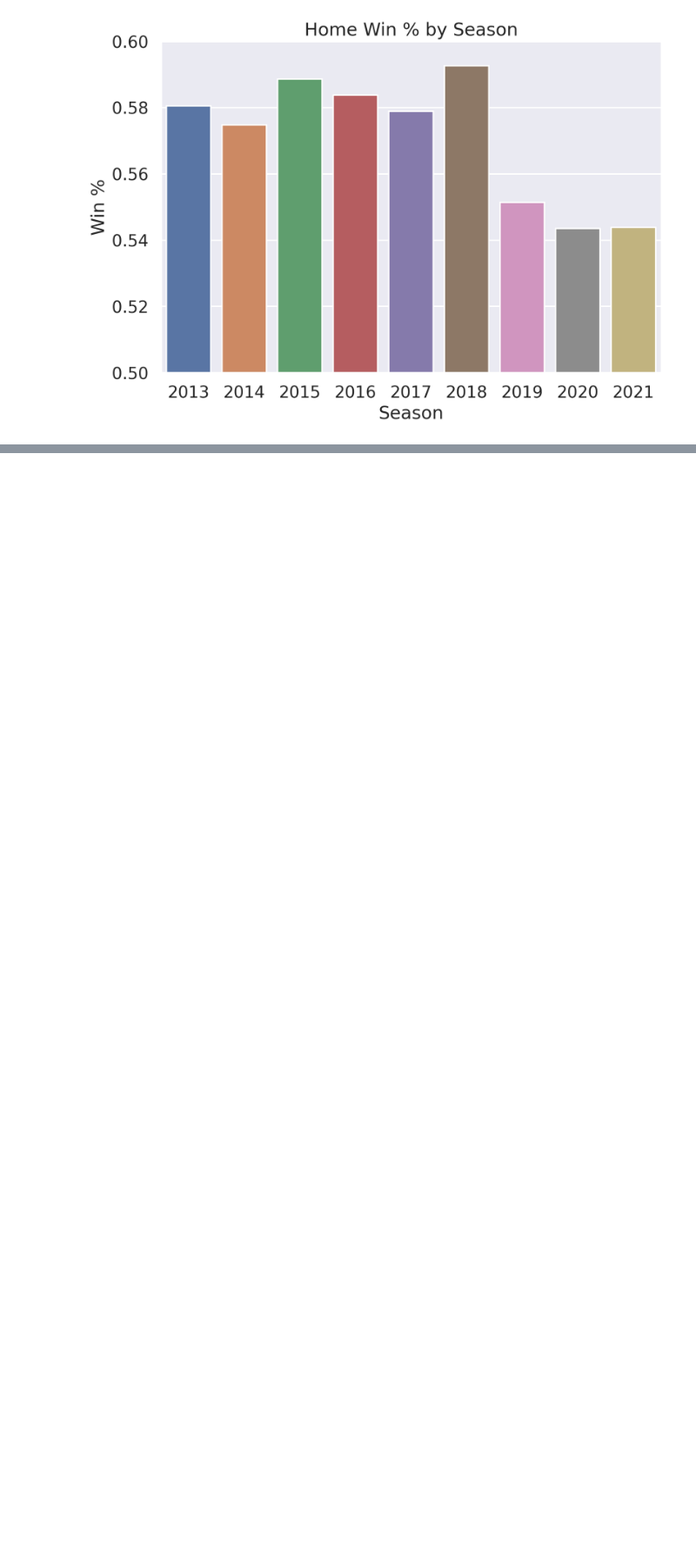
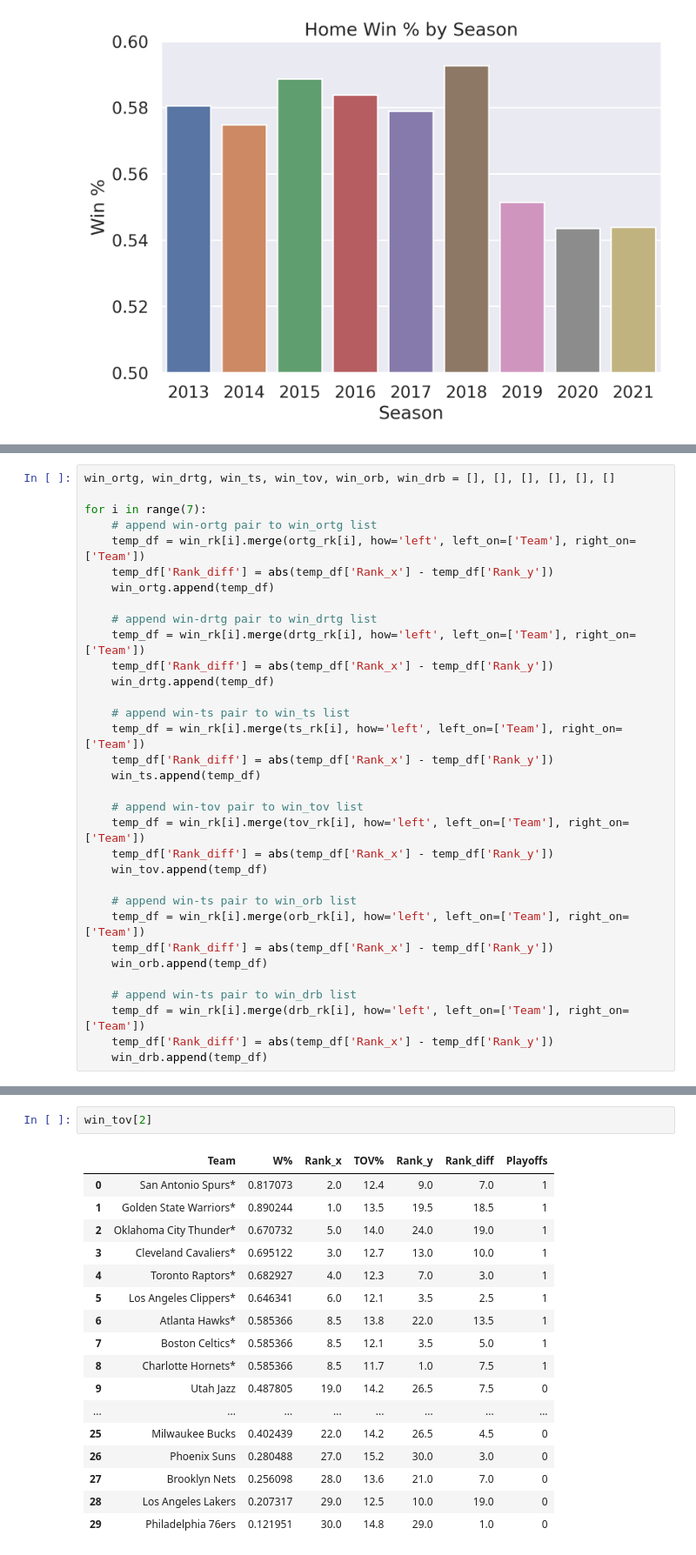
Before and after one commit to edubf22/nba-games, a Jupyter notebook: notebooks/eda.ipynb, the cells around one changed output, grey strips where cells are left out. Shown: that part at 87% size. Drawn from its saved outputs; the diff is of its cells as text; blank space fills up the shorter version.

```diff
--- a/notebooks/eda.ipynb
+++ b/notebooks/eda.ipynb
@@ -73,0 +189,33 @@ plt.show()
+# %%
+win_ortg, win_drtg, win_ts, win_tov, win_orb, win_drb = [], [], [], [], [], []
+
+for i in range(7):
+    # append win-ortg pair to win_ortg list
+    temp_df = win_rk[i].merge(ortg_rk[i], how='left', left_on=['Team'], right_on=['Team'])
+    temp_df['Rank_diff'] = abs(temp_df['Rank_x'] - temp_df['Rank_y'])
+    win_ortg.append(temp_df)
+
+    # append win-drtg pair to win_drtg list
+    temp_df = win_rk[i].merge(drtg_rk[i], how='left', left_on=['Team'], right_on=['Team'])
+    temp_df['Rank_diff'] = abs(temp_df['Rank_x'] - temp_df['Rank_y'])
+    win_drtg.append(temp_df)
+
+    # append win-ts pair to win_ts list
+    temp_df = win_rk[i].merge(ts_rk[i], how='left', left_on=['Team'], right_on=['Team'])
+    temp_df['Rank_diff'] = abs(temp_df['Rank_x'] - temp_df['Rank_y'])
+    win_ts.append(temp_df)
+
+    # append win-tov pair to win_tov list
+    temp_df = win_rk[i].merge(tov_rk[i], how='left', left_on=['Team'], right_on=['Team'])
+    temp_df['Rank_diff'] = abs(temp_df['Rank_x'] - temp_df['Rank_y'])
+    win_tov.append(temp_df)
+
+    # append win-ts pair to win_orb list
+    temp_df = win_rk[i].merge(orb_rk[i], how='left', left_on=['Team'], right_on=['Team'])
+    temp_df['Rank_diff'] = abs(temp_df['Rank_x'] - temp_df['Rank_y'])
+    win_orb.append(temp_df)
+
+    # append win-ts pair to win_drb list
+    temp_df = win_rk[i].merge(drb_rk[i], how='left', left_on=['Team'], right_on=['Team'])
+    temp_df['Rank_diff'] = abs(temp_df['Rank_x'] - temp_df['Rank_y'])
+    win_drb.append(temp_df)
@@ -73,0 +302,20 @@ plt.show()
+# %%
+win_tov[2]
+# %% [output]
+|  | Team | W% | Rank_x | TOV% | Rank_y | Rank_diff | Playoffs |
+| 0 | San Antonio Spurs* | 0.817073 | 2.0 | 12.4 | 9.0 | 7.0 | 1 |
+| 1 | Golden State Warriors* | 0.890244 | 1.0 | 13.5 | 19.5 | 18.5 | 1 |
+| 2 | Oklahoma City Thunder* | 0.670732 | 5.0 | 14.0 | 24.0 | 19.0 | 1 |
+| 3 | Cleveland Cavaliers* | 0.695122 | 3.0 | 12.7 | 13.0 | 10.0 | 1 |
+| 4 | Toronto Raptors* | 0.682927 | 4.0 | 12.3 | 7.0 | 3.0 | 1 |
+| 5 | Los Angeles Clippers* | 0.646341 | 6.0 | 12.1 | 3.5 | 2.5 | 1 |
+| 6 | Atlanta Hawks* | 0.585366 | 8.5 | 13.8 | 22.0 | 13.5 | 1 |
+| 7 | Boston Celtics* | 0.585366 | 8.5 | 12.1 | 3.5 | 5.0 | 1 |
+| 8 | Charlotte Hornets* | 0.585366 | 8.5 | 11.7 | 1.0 | 7.5 | 1 |
+| 9 | Utah Jazz | 0.487805 | 19.0 | 14.2 | 26.5 | 7.5 | 0 |
+| ... | ... | ... | ... | ... | ... | ... | ... |
+| 25 | Milwaukee Bucks | 0.402439 | 22.0 | 14.2 | 26.5 | 4.5 | 0 |
+| 26 | Phoenix Suns | 0.280488 | 27.0 | 15.2 | 30.0 | 3.0 | 0 |
+| 27 | Brooklyn Nets | 0.256098 | 28.0 | 13.6 | 21.0 | 7.0 | 0 |
+| 28 | Los Angeles Lakers | 0.207317 | 29.0 | 12.5 | 10.0 | 19.0 | 0 |
+| 29 | Philadelphia 76ers | 0.121951 | 30.0 | 14.8 | 29.0 | 1.0 | 0 |
```
Also changed, not shown: parts of 24 cells of this notebook, 5 other files.
